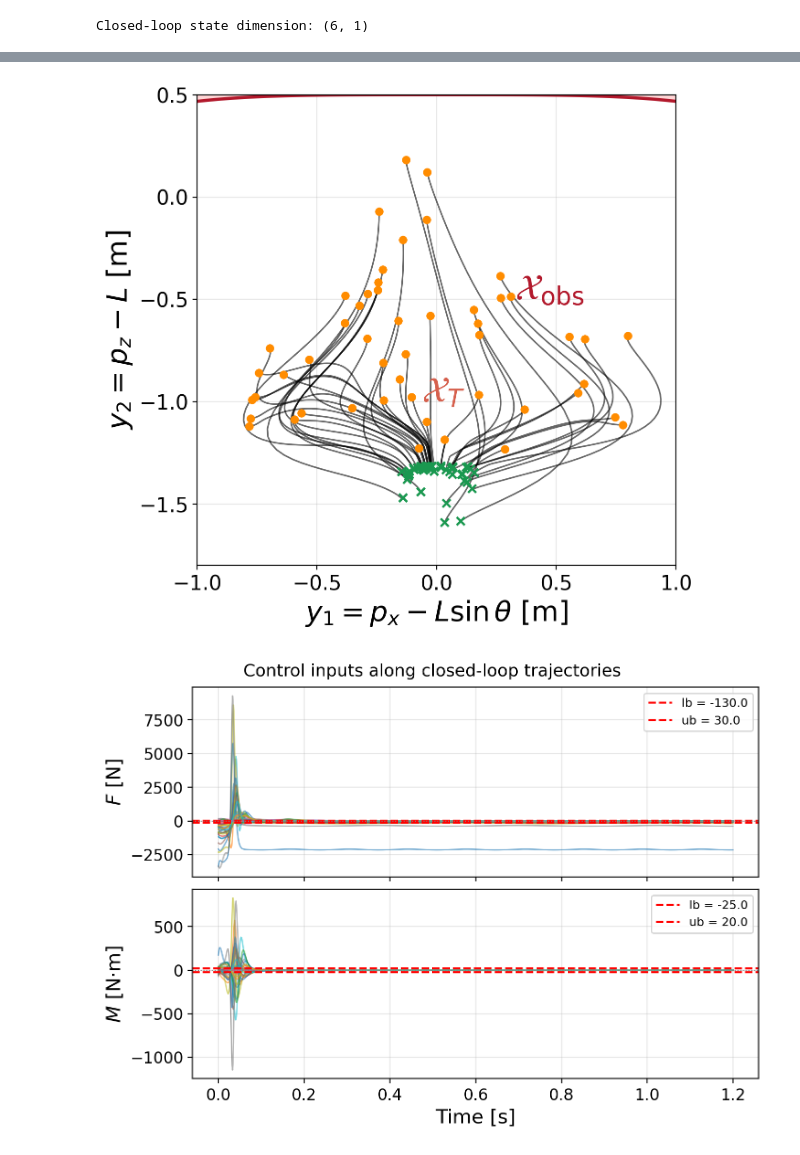
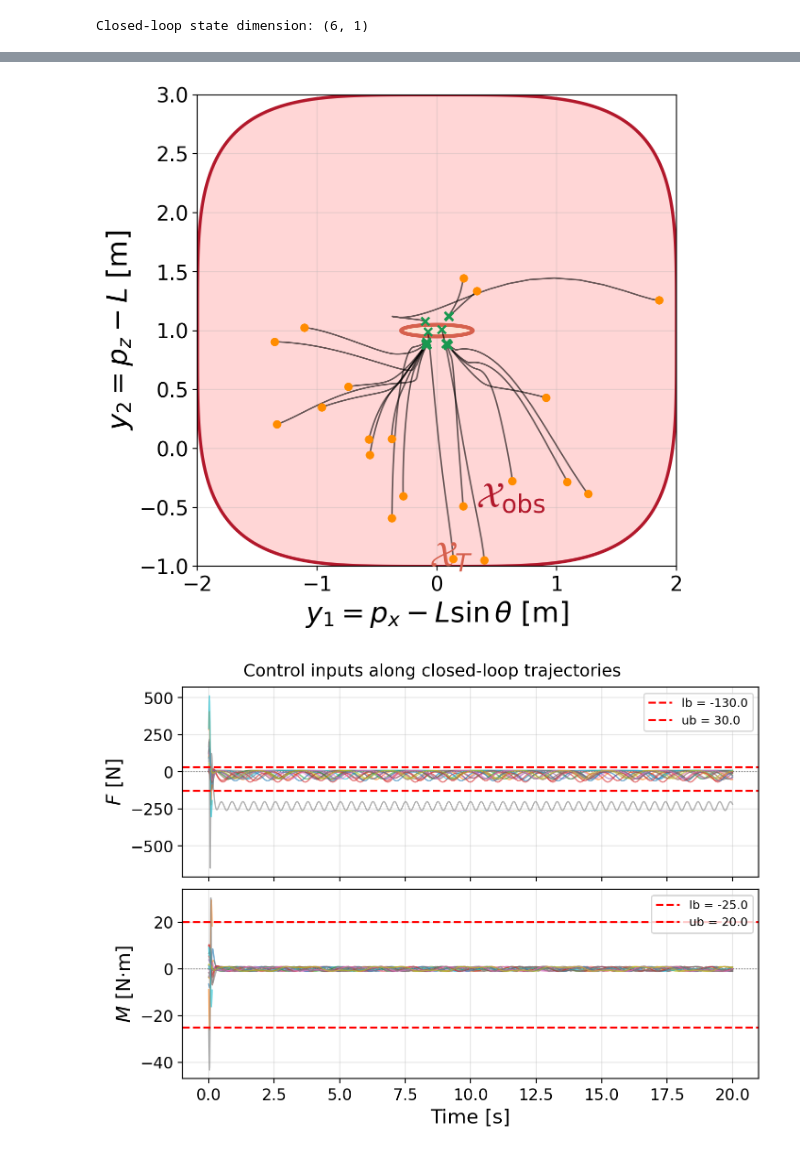
Before and after one commit to Aalto-Nonlinear-Systems-and-Control/reach_avoid_backstepping_MPC, a Jupyter notebook: example_04_no_mpc.ipynb, the cells around one changed output, grey strips where cells are left out. Cells and saved outputs as stored; diff of their text form; code cells hidden in the pictures.

```diff
--- a/example_04_no_mpc.ipynb
+++ b/example_04_no_mpc.ipynb
@@ -48,7 +48,7 @@ g_sym = sp.Matrix(
 hx = sp.Matrix([px - L * sp.sin(th), pz - L * sp.cos(th)])  # y1, y2
 
 # ── Target set: flat ellipse — tight in y2, relaxed in y1 ────────────────────
-x_target, z_target = 0.0, -1.0  # target centre in y-space
+x_target, z_target = 0.0, 1.0  # target centre in y-space
 r_y1 = 0.3  # semi-axis in y1 [m]  (larger  -> more relaxed horizontally)
 r_y2 = 0.05  # semi-axis in y2 [m]  (smaller -> tighter  vertically, flat shape)
 target_set_y = (y1 - x_target) ** 2 / r_y1**2 + (y2 - z_target) ** 2 / r_y2**2 - 1
@@ -62,13 +62,11 @@ target_set_y = (y1 - x_target) ** 2 / r_y1**2 + (y2 - z_target) ** 2 / r_y2**2 -
 W_x = 2.0  # half-width in y1 direction [m]
 W_z = 2.0  # half-width in y2 direction [m]
 x_c = 0.0  # squircle centre in y1 [m]
-z_c = -1.8  # squircle centre in y2 [m]
+z_c = 1  # squircle centre in y2 [m]
 
 C_coeff = (W_x / W_z) ** 4
-beta = -0.3
+safe_set_y = W_x**4 - (y1 - x_c) ** 4 - C_coeff * (y2 - z_c) ** 4
 
-_squircle = W_x**4 - (y1 - x_c) ** 4 - C_coeff * (y2 - z_c) ** 4
-safe_set_y = _squircle * (1 + beta * (y2 - z_c))
 
 # Substitute y = h(x) to get expressions in state space
 safe_set_x = safe_set_y.subs({y1: hx[0], y2: hx[1]})
@@ -84,11 +82,11 @@ target_set (y): 11.1111111111111*y1**2 + 400.0*(y2 + 1.0)**2 - 1
 # %%
 # Sample 6-D state space
-N_samples = 20000
+N_samples = 10000
 np.random.seed(42)
 
 # bounds: [px, pz, th, vx, vz, om]
-lower_bound = np.array([-1.0, -0.3, -np.pi / 6, -0.5, -0.5, -0.5])
-upper_bound = np.array([1.0, 1.3, np.pi / 6, 0.5, 0.5, 0.5])
+lower_bound = np.array([-2.0, 0, -np.pi / 6, -0.1, -0.1, -0.1])
+upper_bound = np.array([2.0, 4, np.pi / 6, 0.1, 0.1, 0.1])
 
 x_samples = np.random.rand(6, N_samples) * (upper_bound - lower_bound).reshape(
     -1, 1
@@ -111,6 +109,8 @@ x_samples shape: (6, 20000)
 certificate_func = sp.lambdify(state_vars, certificate_opt, "numpy")
 safe_set_x_func = sp.lambdify(state_vars, safe_set_x, "numpy")
 target_set_x_func = sp.lambdify(state_vars, target_set_x, "numpy")
+safe_set_y_func = sp.lambdify([y1, y2], safe_set_y, "numpy")
+target_set_y_func = sp.lambdify([y1, y2], target_set_y, "numpy")
 
 cert_vals = np.atleast_1d(np.squeeze(certificate_func(*x_samples)))
 safe_vals = np.atleast_1d(np.squeeze(safe_set_x_func(*x_samples)))
@@ -125,7 +125,7 @@ if target_vals.shape == ():
 
 valid_idx = np.where((cert_vals >= 0) & (target_vals > 0) & (safe_vals >= 0))[0]
 
-x_valid = x_samples[:, valid_idx[:50]]
+x_valid = x_samples[:, valid_idx]
 print(f"Valid: {len(valid_idx)} / {N_samples}")
 print(f"Using {x_valid.shape[1]} initial conditions for simulation")
 # %% [output]
@@ -222,8 +195,8 @@ Closed-loop state dimension: (6, 1)
 from joblib import Parallel, delayed
 import numpy as np
 
-dt = 0.001
-max_steps = 1200
+dt = 0.01
+max_steps = 2000
 
 # suppress numpy overflow/invalid warnings from the polynomial controller
 # (diverged states are detected via isfinite and skipped, not propagated)
@@ -261,9 +234,24 @@ def simulate_one(x0):
 
 
 # ── Parallel execution ────────────────────────────────────────────────────────
+# select the from the valid initial states for simulation (e.g., all, or a random subset if too many)
+# sort the valid initial states by their target set value (phi) to prioritize those far away from the target for simulation
+x_valid = x_valid[:, :20]
+# x_valid = x_valid[
+#     :,
+#     np.argsort(
+#         [
+#             float(np.squeeze(target_x_func(*x_valid[:, i])))
+#             for i in range(x_valid.shape[1])
+#         ]
+#     ),
+# ]
+# pick the last 20 for simulation if there are too many valid states (adjust as needed)
+# x_valid = x_valid[:, -20:]  # --- IGNORE ---
 results = Parallel(n_jobs=-1, prefer="threads")(
     delayed(simulate_one)(x_valid[:, i]) for i in range(x_valid.shape[1])
 )
+
 
 # filter out diverged (None) trajectories
 n_total = len(results)
@@ -294,8 +293,8 @@ KeyboardInterrupt:
 # Visualise closed-loop tip trajectories in y-space
 from functional import BetterColor
 
-y1_g = np.linspace(-1.0, 1.0, 500)
-y2_g = np.linspace(-1.8, 0.5, 500)
+y1_g = np.linspace(-2.0, 2.0, 500)
+y2_g = np.linspace(-1, 3, 500)
 Y1, Y2 = np.meshgrid(y1_g, y2_g)
 
 safe_f_y = sp.lambdify([y1, y2], safe_set_y, "numpy")
@@ -309,7 +308,7 @@ fig.set_dpi(200)
 
 # Obstacle region
 ax.contourf(
-    Y1, Y2, Z_safe_y, levels=[-np.inf, 0], colors=["#ffcccc"], alpha=0.8, zorder=1
+    Y1, Y2, Z_safe_y, levels=[0, np.inf], colors=["#ffcccc"], alpha=0.8, zorder=1
 )
 ax.contour(Y1, Y2, Z_safe_y, levels=[0], colors=["#b2182b"], linewidths=2.5, zorder=2)
 # Target region
@@ -329,34 +328,34 @@ for ty in traj_y:
         linewidths=0.3,
         zorder=20,
     )
     ax.scatter(
         ty[-1, 0],
         ty[-1, 1],
         s=40,
         c=BetterColor.green0(),
         marker="x",
         linewidths=1.8,
         zorder=20,
     )
 
 fs = 28
 ax.text(
     0.33,
     -0.5,
     "$\\mathcal{X}_{\\mathrm{obs}}$",
     fontsize=fs,
     color="#b2182b",
     zorder=30,
 )
 ax.text(-0.06, -1.0, "$\\mathcal{X}_T$", fontsize=fs, color="#d6604d", zorder=30)
 ax.set_xlabel("$y_1 = p_x - L\\sin\\theta$ [m]", fontsize=fs - 6)
 ax.set_ylabel("$y_2 = p_z - L$ [m]", fontsize=fs - 6)
 ax.xaxis.set_tick_params(labelsize=16)
 ax.yaxis.set_tick_params(labelsize=16)
 ax.grid(True, alpha=0.3)
 plt.show()
 # %% [output]
-[figure, old version]
+[figure, new version]
 # %%
 # Control inputs F (thrust) and M (moment) along trajectories
 F_func = sp.lambdify(state_vars, u_opt[0], "numpy")
@@ -387,11 +386,12 @@ for ax, (lo, hi), lbl in zip(
     ax.legend(fontsize=9, loc="upper right")
     ax.grid(True, alpha=0.3)
 
+
 axes[1].set_xlabel("Time [s]", fontsize=15)
 fig.suptitle("Control inputs along closed-loop trajectories", fontsize=13)
 plt.show()
 # %% [output]
-[figure, old version]
+[figure, new version]
 # %%
 # State trajectories: positions and attitude angle
 px_fig = 1 / plt.rcParams["figure.dpi"]
```
Also changed, not shown: parts of 8 cells of this notebook, 12 other files.
